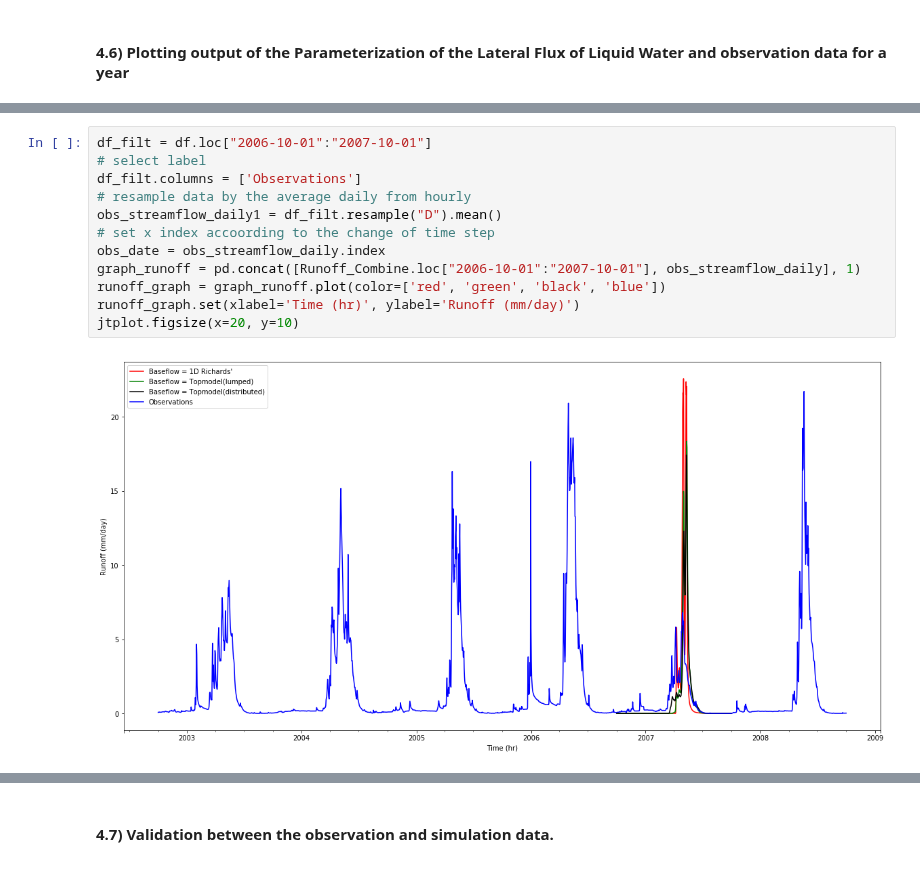
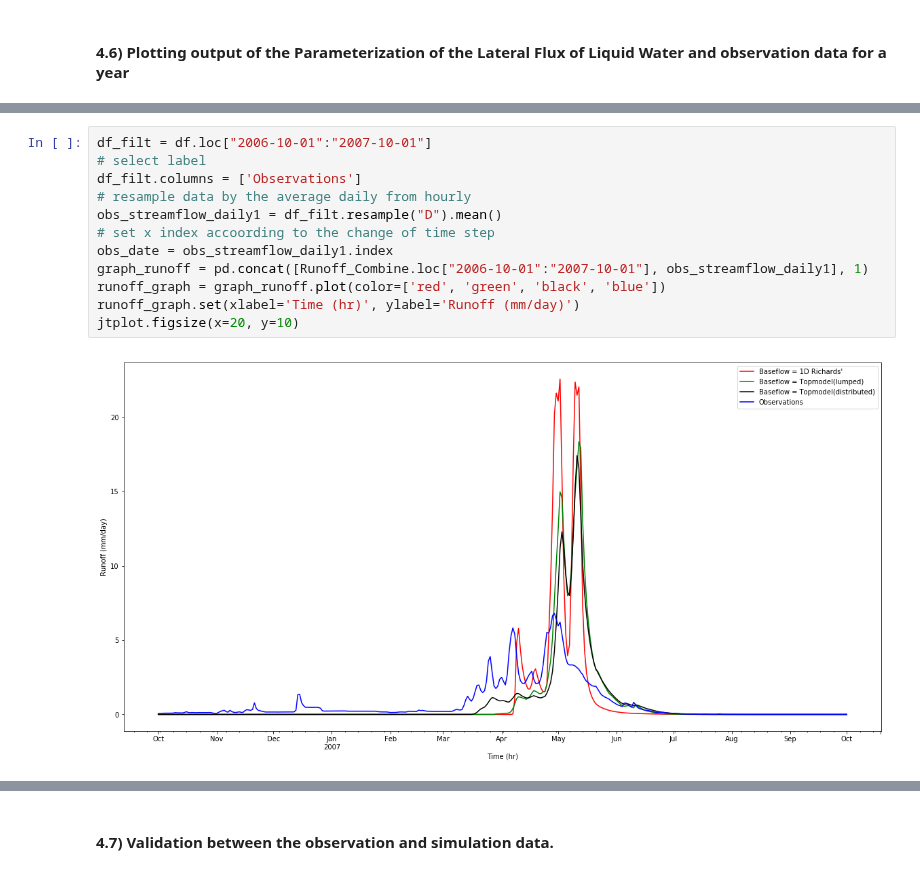
Before and after one commit to UW-Hydro/pysumma, a Jupyter notebook: sopron_2018_notebooks/pySUMMA_Demo_Example_Fig9_Using_TestCase_from_Hydroshare.ipynb, the cells around one changed output, grey strips where cells are left out. Saved outputs shown, nothing was run; the diff lists cells and outputs as text.

```diff
--- a/sopron_2018_notebooks/pySUMMA_Demo_Example_Fig9_Using_TestCase_from_Hydroshare.ipynb
+++ b/sopron_2018_notebooks/pySUMMA_Demo_Example_Fig9_Using_TestCase_from_Hydroshare.ipynb
@@ -495,17 +495,17 @@ jtplot.figsize(x=20, y=10)
 # %%
 df_filt = df.loc["2006-10-01":"2007-10-01"]
 # select label
 df_filt.columns = ['Observations']
 # resample data by the average daily from hourly
 obs_streamflow_daily1 = df_filt.resample("D").mean()
 # set x index accoording to the change of time step
-obs_date = obs_streamflow_daily.index
-graph_runoff = pd.concat([Runoff_Combine.loc["2006-10-01":"2007-10-01"], obs_streamflow_daily], 1)
+obs_date = obs_streamflow_daily1.index
+graph_runoff = pd.concat([Runoff_Combine.loc["2006-10-01":"2007-10-01"], obs_streamflow_daily1], 1)
 runoff_graph = graph_runoff.plot(color=['red', 'green', 'black', 'blue'])
 runoff_graph.set(xlabel='Time (hr)', ylabel='Runoff (mm/day)')
 jtplot.figsize(x=20, y=10)
 # %% [output]
-[figure, old version]
+[figure, new version]
 # %%
 df_filt = df.loc["2007-10-01":"2008-10-01"]
 # select label
```
Also changed, not shown: parts of 8 cells of this notebook, 1 other file.
